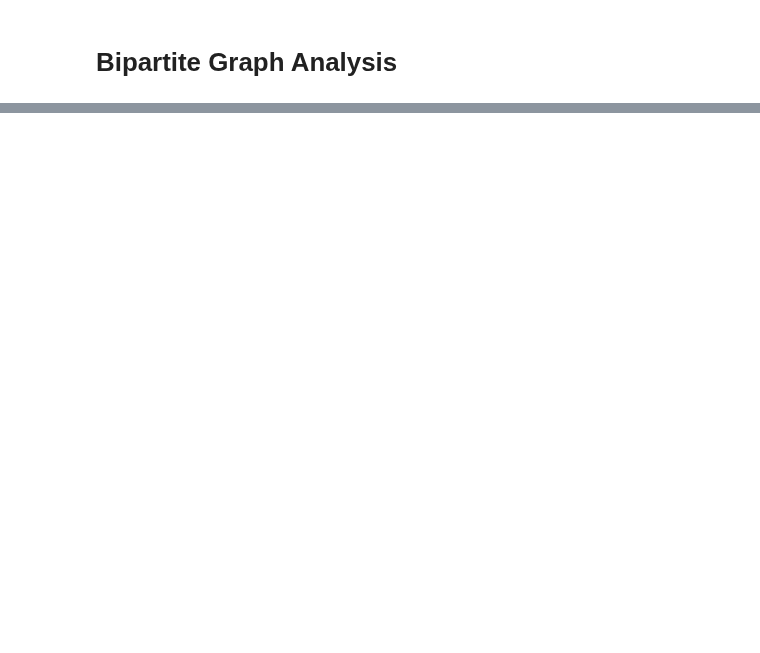
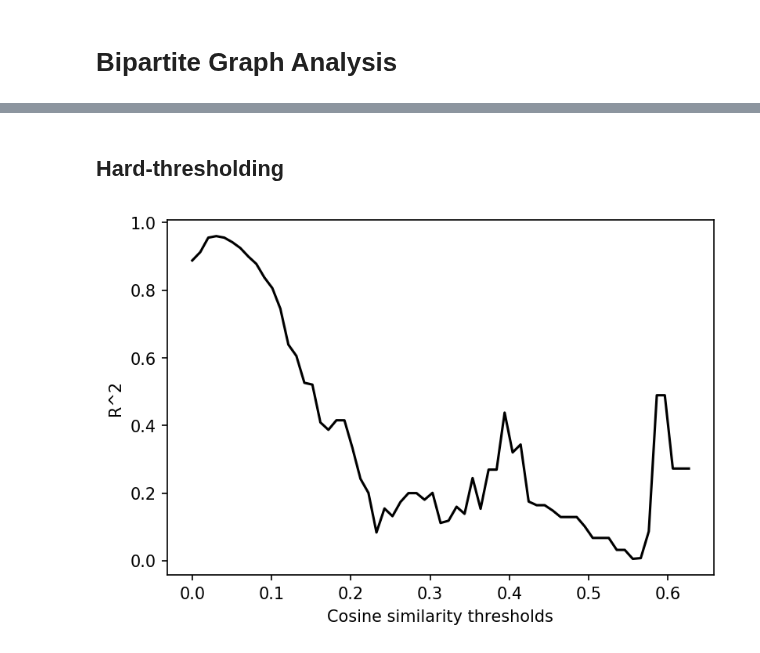
Before and after one commit to JonnyTran/microRNA-Lung-Cancer-Associations, a Jupyter notebook: notebooks/LUSC to clusters.ipynb, the cells around one changed output, grey strips where cells are left out. Drawn from its saved outputs; the diff is of its cells as text; code cells hidden in the pictures; blank space fills up the shorter version.

```diff
--- a/notebooks/LUSC to clusters.ipynb
+++ b/notebooks/LUSC to clusters.ipynb
@@ -232,0 +309,35 @@ edges 0
+# %% [markdown]
+## Hard-thresholding
+# %%
+R_thresholds = np.linspace(0,1,100)
+r_sqrs = []
+k_power = 1
+
+for threshold in R_thresholds:
+    samples = np.power(cosine_adj, k_power)
+    samples[(samples < threshold)] = 0
+#     samples = samples[(samples > threshold)]
+
+    cosine_adj_hist = np.histogram(samples, bins=100)
+    cosine_adj_hist_dist = scipy.stats.rv_histogram(cosine_adj_hist)
+    c = np.log10(samples)
+    d = np.log10(cosine_adj_hist_dist.pdf(samples))
+
+    d_ = d[np.where(c != -np.inf)]
+    d_ = d_[np.where(d_ != -np.inf)]
+    c_ = c[np.where(d != -np.inf)]
+    c_ = c_[np.where(c_ != -np.inf)]
+
+    r_sqr = scipy.stats.pearsonr(c_, d_)
+    r_sqr = r_sqr[0]*r_sqr[0]
+    r_sqrs.append(r_sqr)
+
+# print B[np.argmax(r_sqrs)]
+plt.figure(dpi=150)
+# plt.scatter(x=R_thresholds, y=r_sqrs, marker='.', c="black")
+plt.plot(R_thresholds, r_sqrs, c="black")
+plt.ylabel("R^2")
+plt.xlabel("Cosine similarity thresholds")
+plt.show()
+# %% [output]
+[figure, added]
```
Also changed, not shown: parts of 29 cells of this notebook, 2 other files.
